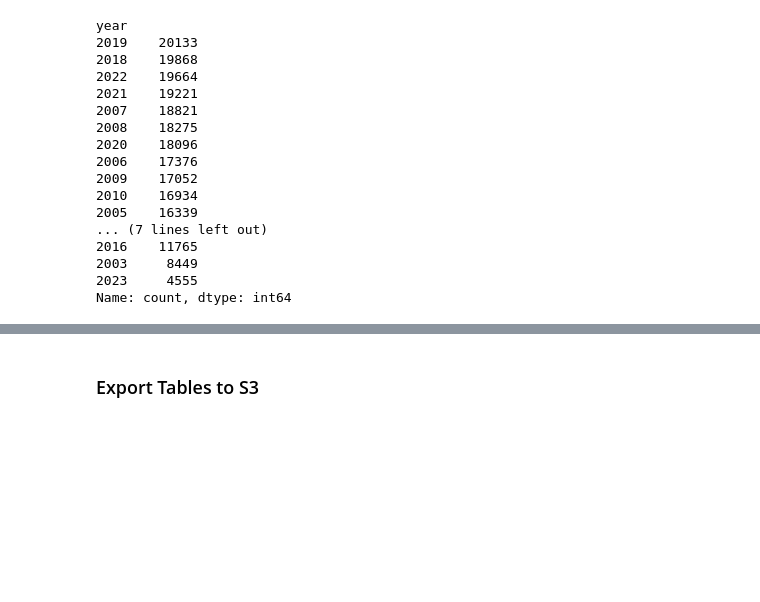
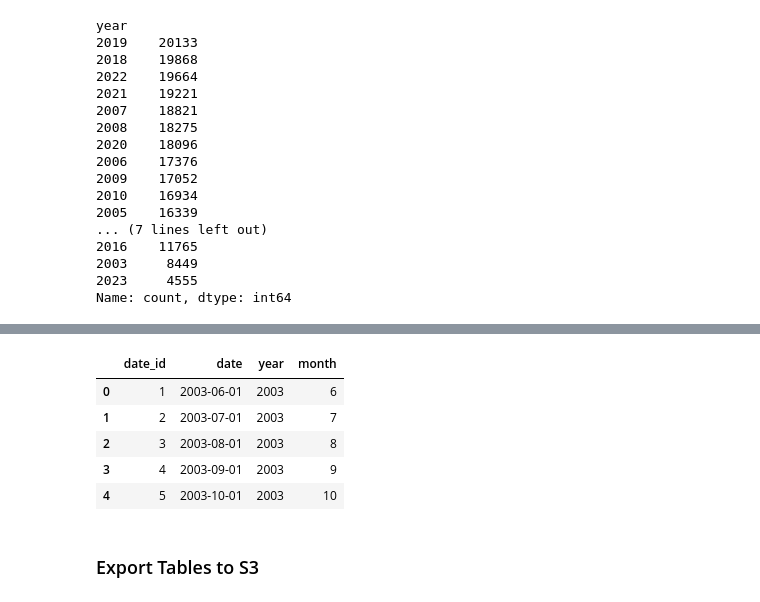
Before and after one commit to anair123/Tracking-U.S.-Flights-With-AWS-and-Power-BI, a Jupyter notebook: lambda_code_pandas.ipynb, the cells around one changed output, grey strips where cells are left out. Drawn from its saved outputs; the diff is of its cells as text; code cells hidden in the pictures; blank space fills up the shorter version.

```diff
--- a/lambda_code_pandas.ipynb
+++ b/lambda_code_pandas.ipynb
@@ -207,4 +209,13 @@ airport.head()
 | 0 | 5 | ABY | Southwest Georgia Regional | Albany | GA |
+# %%
+date.head()
+# %% [output]
+|  | date_id | date | year | month |
+| 0 | 1 | 2003-06-01 | 2003 | 6 |
+| 1 | 2 | 2003-07-01 | 2003 | 7 |
+| 2 | 3 | 2003-08-01 | 2003 | 8 |
+| 3 | 4 | 2003-09-01 | 2003 | 9 |
+| 4 | 5 | 2003-10-01 | 2003 | 10 |
 # %% [markdown]
 ### Export Tables to S3
 # %%
```
Also changed, not shown: parts of 5 cells of this notebook, 3 other files.
